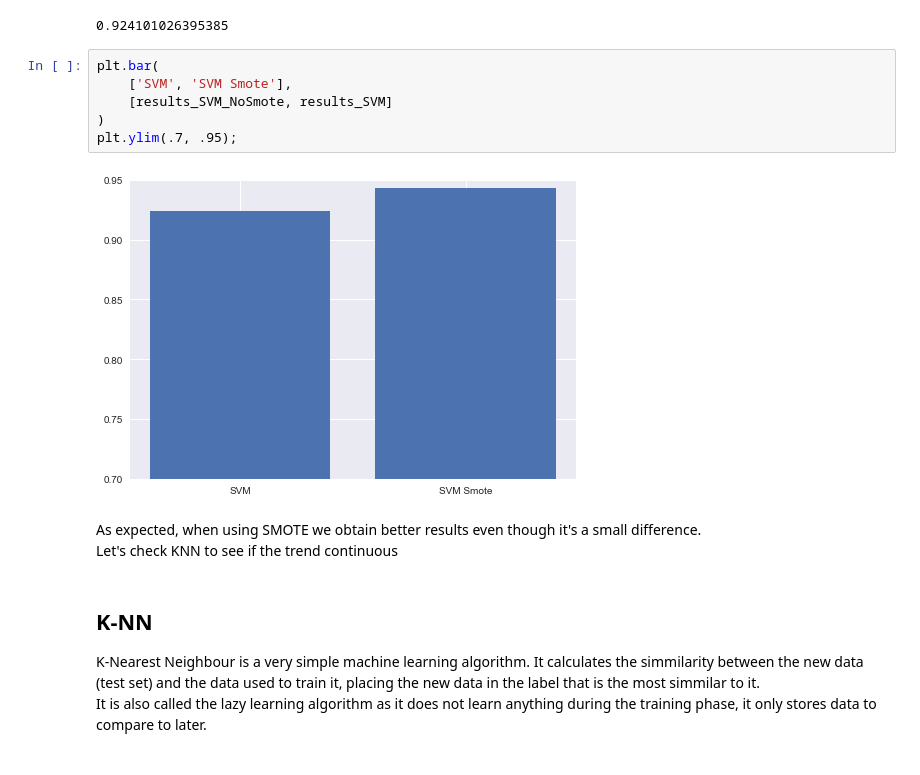
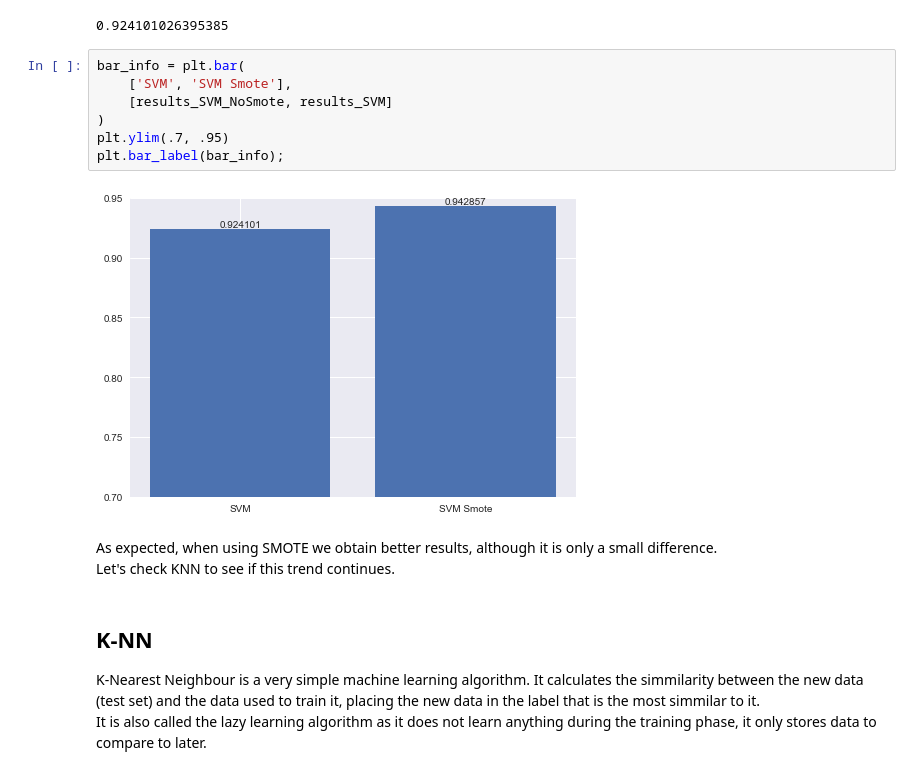
Before and after one commit to Diogogrosario/Artificial-Intelligence, a Jupyter notebook: covid-symptoms.ipynb, the cells around one changed output. Drawn from its saved outputs; the diff is of its cells as text.

```diff
--- a/covid-symptoms.ipynb
+++ b/covid-symptoms.ipynb
@@ -439,16 +445,17 @@ print(results_SVM_NoSmote)
 # %% [output]
 0.924101026395385
 # %%
-plt.bar(
+bar_info = plt.bar(
     ['SVM', 'SVM Smote'],
     [results_SVM_NoSmote, results_SVM]
 )
-plt.ylim(.7, .95);
+plt.ylim(.7, .95)
+plt.bar_label(bar_info);
 # %% [output]
-[figure, old version]
+[figure, new version]
 # %% [markdown]
-As expected, when using SMOTE we obtain better results even though it's a small difference.
-Let's check KNN to see if the trend continuous
+As expected, when using SMOTE we obtain better results, although it is only a small difference.
+Let's check KNN to see if this trend continues.
 # %% [markdown]
 ## K-NN
 
```
Also changed, not shown: parts of 27 cells of this notebook.
